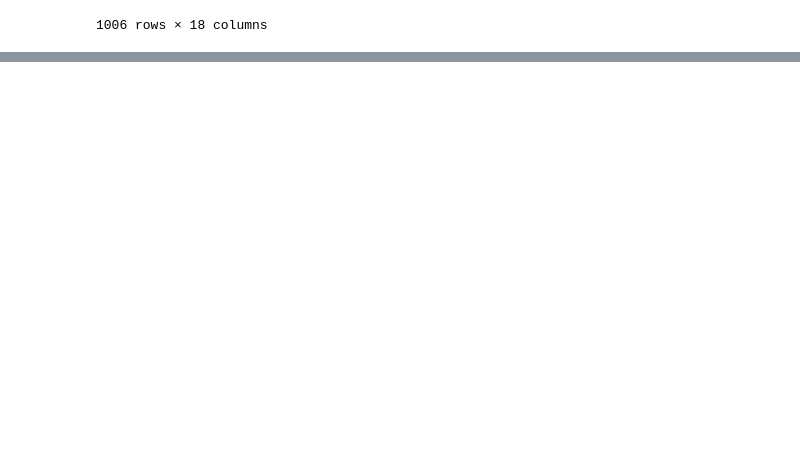
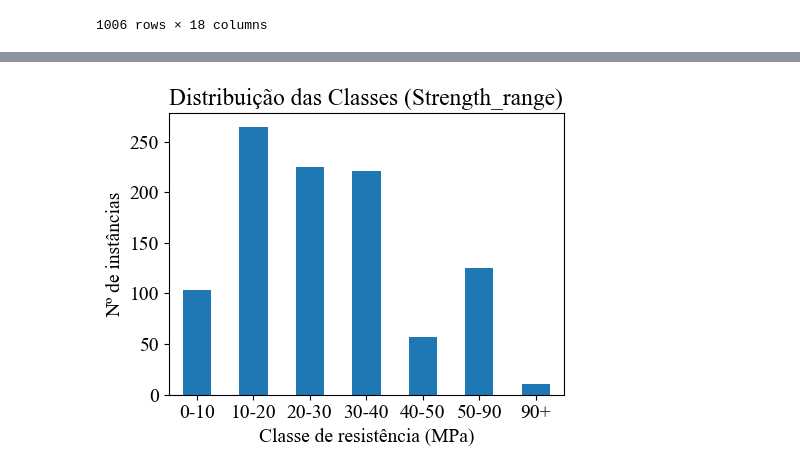
Before and after one commit to juliamfm/ML_material_classifier, a Jupyter notebook: knn_svm_classifier.ipynb, the cells around one changed output, grey strips where cells are left out. Cells and saved outputs as stored; diff of their text form; code cells hidden in the pictures; blank space fills up the shorter version.

```diff
--- a/knn_svm_classifier.ipynb
+++ b/knn_svm_classifier.ipynb
@@ -14,4 +14,6 @@ from sklearn.dummy import DummyClassifier
 from sklearn.model_selection import StratifiedKFold
 from sklearn import svm
 from sklearn.svm import SVC
+
+plt.rcParams.update({ 'lines.linewidth': 0.8, 'font.size': 14, 'font.family': 'serif','font.serif': ['Times New Roman']})
 # %% [markdown]
@@ -123,0 +161,18 @@ plt.show()
+# %%
+ordem = ['0-10', '10-20', '20-30', '30-40', '40-50', '50-90', '90+']
+df_processed['Strength_range'] = pd.Categorical(df_processed['Strength_range'], categories=ordem, ordered=True)
+frequencia = df_processed['Strength_range'].value_counts(sort=False)
+
+plt.figure(figsize=(5, 4))
+frequencia.plot(kind='bar', edgecolor='None')
+
+plt.title('Distribuição das Classes (Strength_range)')
+plt.xlabel('Classe de resistência (MPa)')
+plt.ylabel('Nº de instâncias')
+
+plt.xticks(rotation=0)
+
+plt.tight_layout()
+plt.savefig('distribuicao_classes.pdf', dpi=600)
+# %% [output]
+[figure, added]
```
Also changed, not shown: parts of 20 cells of this notebook, 1 other file.
